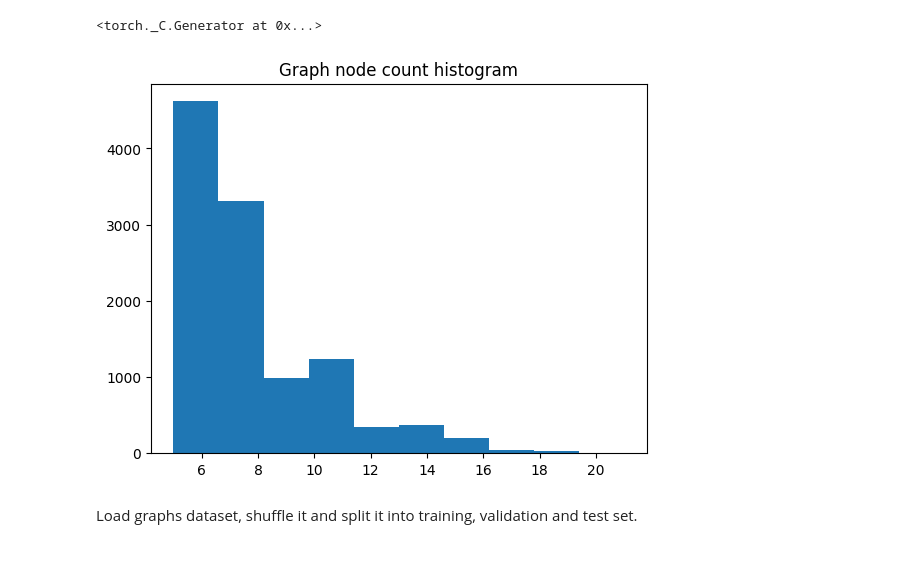
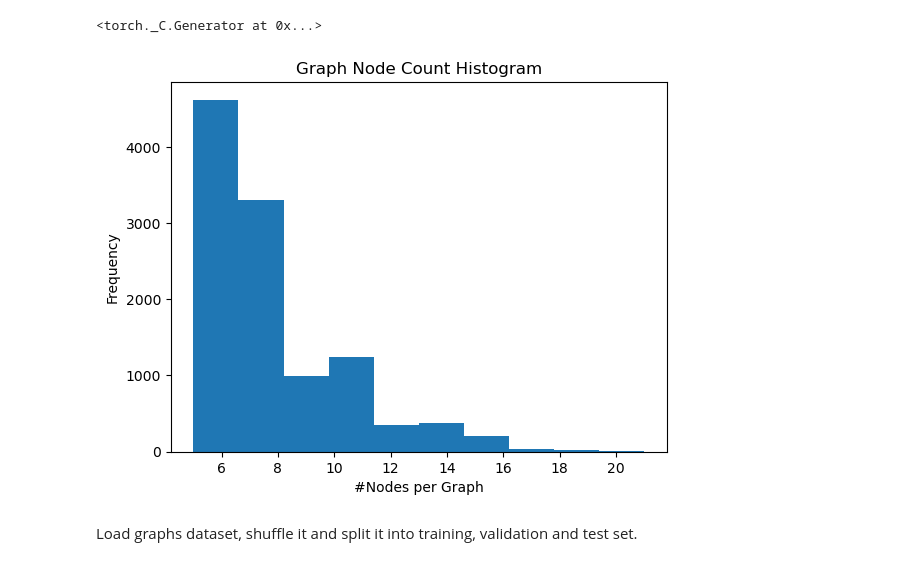
Before and after one commit to grashei/ai-project, a Jupyter notebook: neighbour_prediction_ffn.ipynb, the cells around one changed output. Saved outputs shown, nothing was run; the diff lists cells and outputs as text; code cells hidden in the pictures.

```diff
--- a/neighbour_prediction_ffn.ipynb
+++ b/neighbour_prediction_ffn.ipynb
@@ -37,10 +37,12 @@ random.shuffle(graphs)
 # %%
 a = [len(g.get_nodes()) for g in graphs]
 _ = plt.hist(a)  # arguments are passed to np.histogram
-plt.title("Graph node count histogram")
+plt.title("Graph Node Count Histogram")
+plt.xlabel("#Nodes per Graph")
+plt.ylabel("Frequency")
 plt.show()
 # %% [output]
-[figure, old version]
+[figure, new version]
 # %% [markdown]
 Load graphs dataset, shuffle it and split it into training, validation and test set.
 # %%
```
Also changed, not shown: parts of 9 cells of this notebook.
